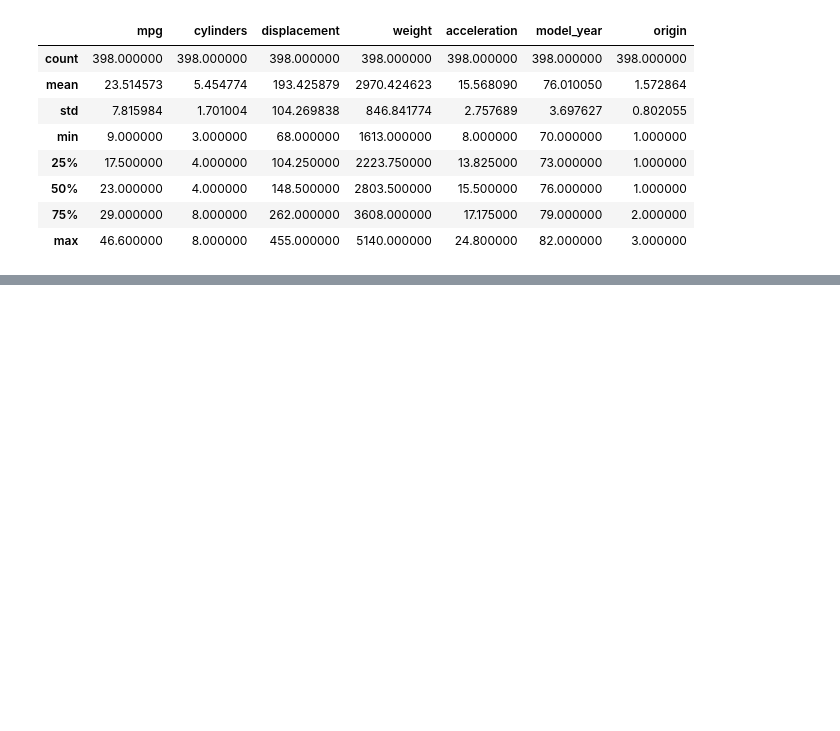
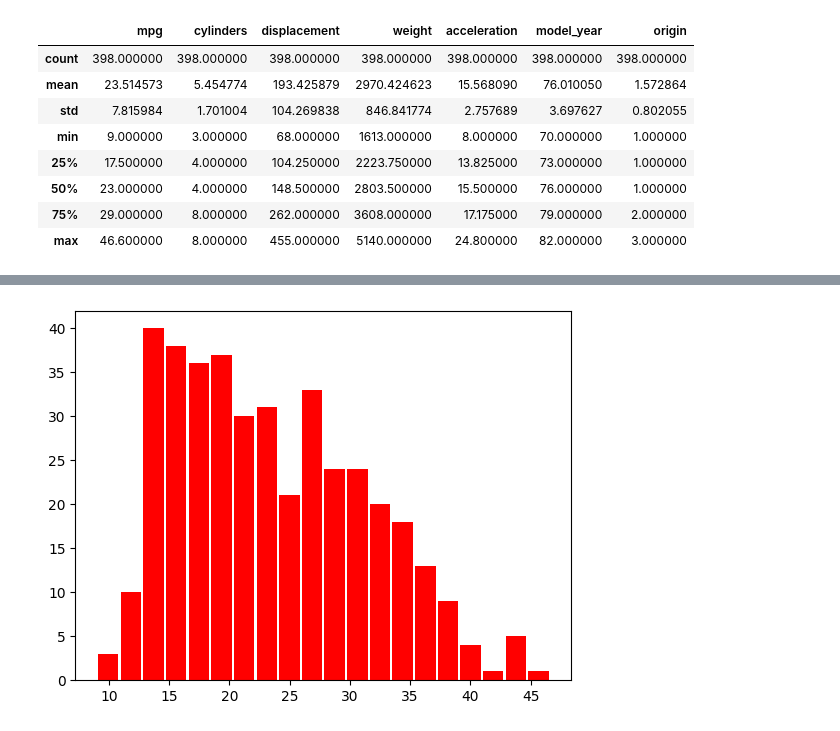
Before and after one commit to anoban/Understanding-and-Visualizing-Data-with-Python, a Jupyter notebook: anoban/Tables, Histograms & Boxplots in Python.ipynb, the cells around one changed output, grey strips where cells are left out. Drawn from its saved outputs; the diff is of its cells as text; code cells hidden in the pictures; blank space fills up the shorter version.

```diff
--- a/anoban/Tables, Histograms & Boxplots in Python.ipynb
+++ b/anoban/Tables, Histograms & Boxplots in Python.ipynb
@@ -32,0 +82,9 @@ mpg.describe()
+# %%
+# Histogram of mpg
+
+fig, axes = plt.subplots()
+
+axes.hist(mpg.mpg, color = "red", rwidth = 0.9, bins = 20)
+plt.show()
+# %% [output]
+[figure, added]
```
Also changed, not shown: parts of 11 cells of this notebook.
